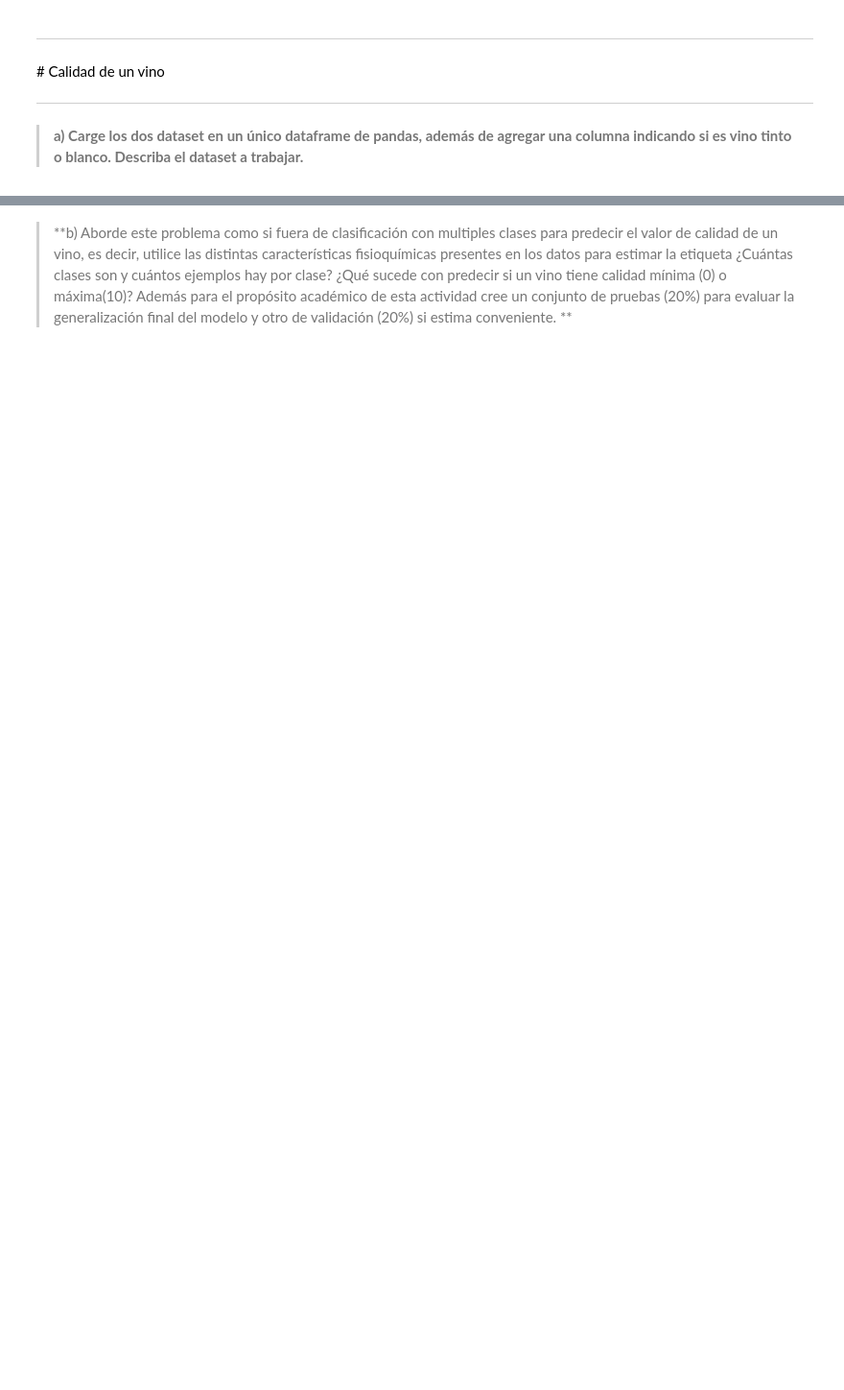
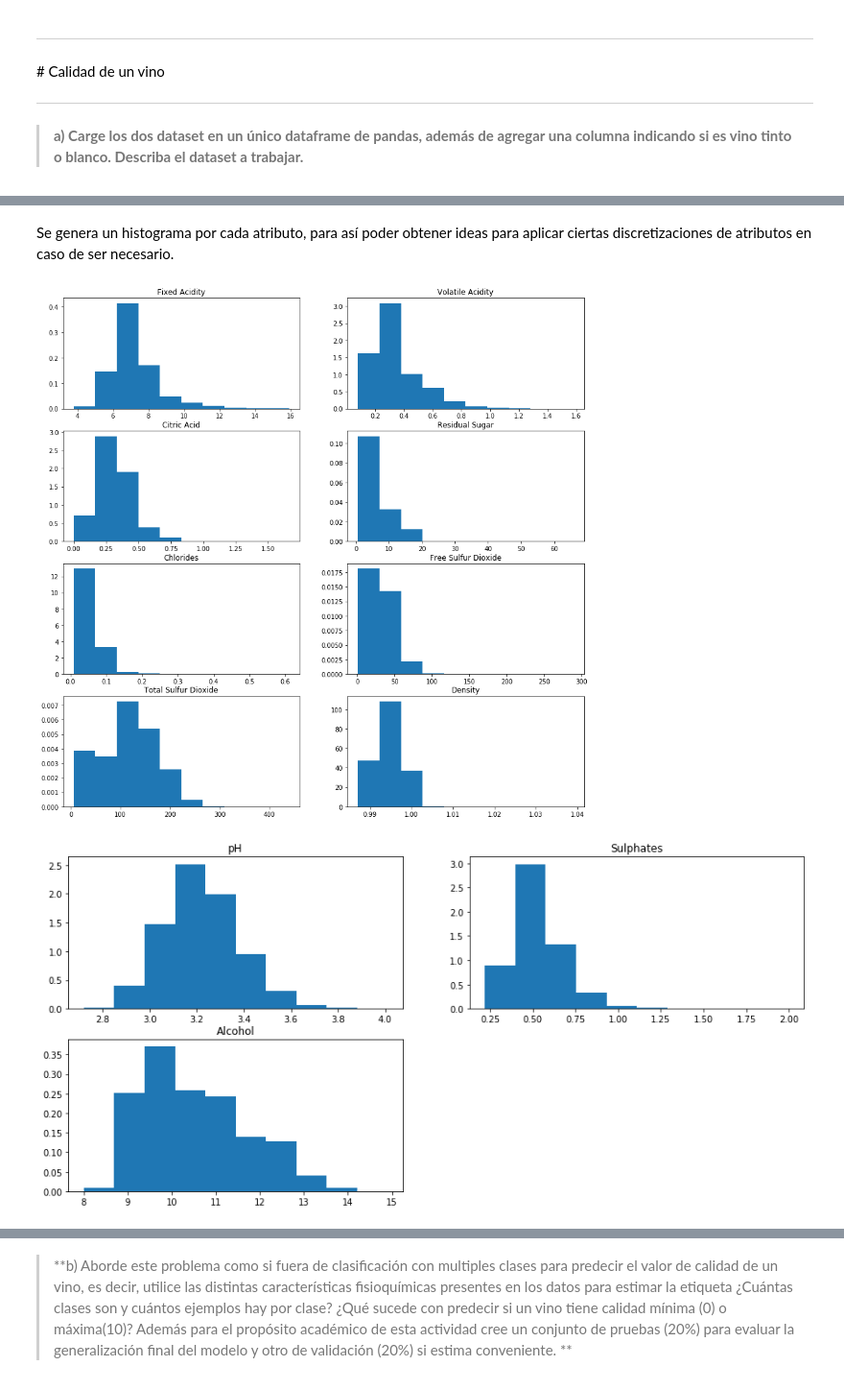
Before and after one commit to Umauro/Taller3-Machine-Learning, a Jupyter notebook: Pregunta 1.ipynb, the cells around one changed output, grey strips where cells are left out. Shown at 96% size. Drawn from its saved outputs; the diff is of its cells as text; code cells hidden in the pictures; blank space fills up the shorter version.

```diff
--- a/Pregunta 1.ipynb
+++ b/Pregunta 1.ipynb
@@ -26,0 +140,5 @@
+# %%
+df_red["type"] = "red"
+df_white["type"] = "white"
+df = pd.concat([df_red,df_white],axis=0)
+df = pd.get_dummies(df, columns=["type"])
@@ -26,0 +167,43 @@
+# %% [markdown]
+Se genera un histograma por cada atributo, para así poder obtener ideas para aplicar ciertas discretizaciones de atributos en caso de ser necesario.
+# %%
+plt.figure(figsize=(15,15))
+plt.subplot(421)
+plt.hist(df['fixed acidity'],density=True)
+plt.title("Fixed Acidity")
+plt.subplot(422)
+plt.hist(df['volatile acidity'],density=True)
+plt.title("Volatile Acidity")
+plt.subplot(423)
+plt.hist(df['citric acid'],density=True)
+plt.title("Citric Acid")
+plt.subplot(424)
+plt.hist(df['residual sugar'],density=True)
+plt.title("Residual Sugar")
+plt.subplot(425)
+plt.hist(df['chlorides'],density=True)
+plt.title("Chlorides")
+plt.subplot(426)
+plt.hist(df['free sulfur dioxide'],density=True)
+plt.title("Free Sulfur Dioxide")
+plt.subplot(427)
+plt.hist(df['total sulfur dioxide'],density=True)
+plt.title("Total Sulfur Dioxide")
+plt.subplot(428)
+plt.hist(df['density'],density=True)
+plt.title("Density")
+plt.show()
+plt.figure(figsize=(15,7))
+plt.subplot(221)
+plt.hist(df['pH'],density=True)
+plt.title("pH")
+plt.subplot(222)
+plt.hist(df['sulphates'],density=True)
+plt.title("Sulphates")
+plt.subplot(223)
+plt.hist(df['alcohol'],density=True)
+plt.title("Alcohol")
+plt.show()
+# %% [output]
+[figure, added]
+[figure, added]
```
Also changed, not shown: parts of 90 cells of this notebook, 2 other files.
